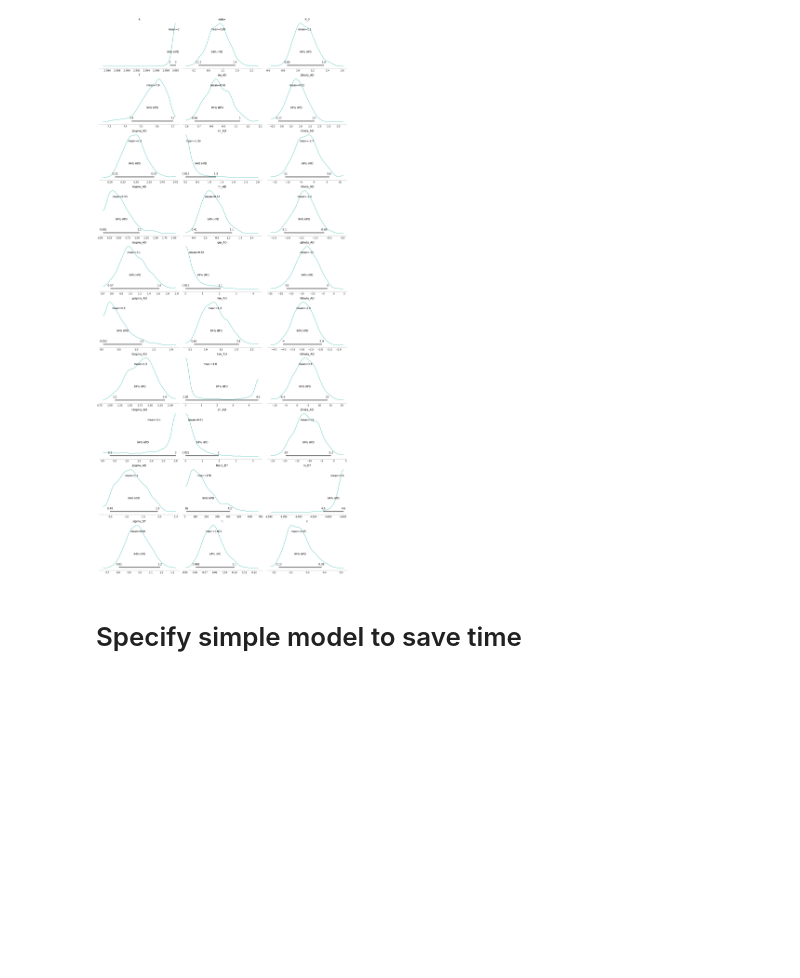
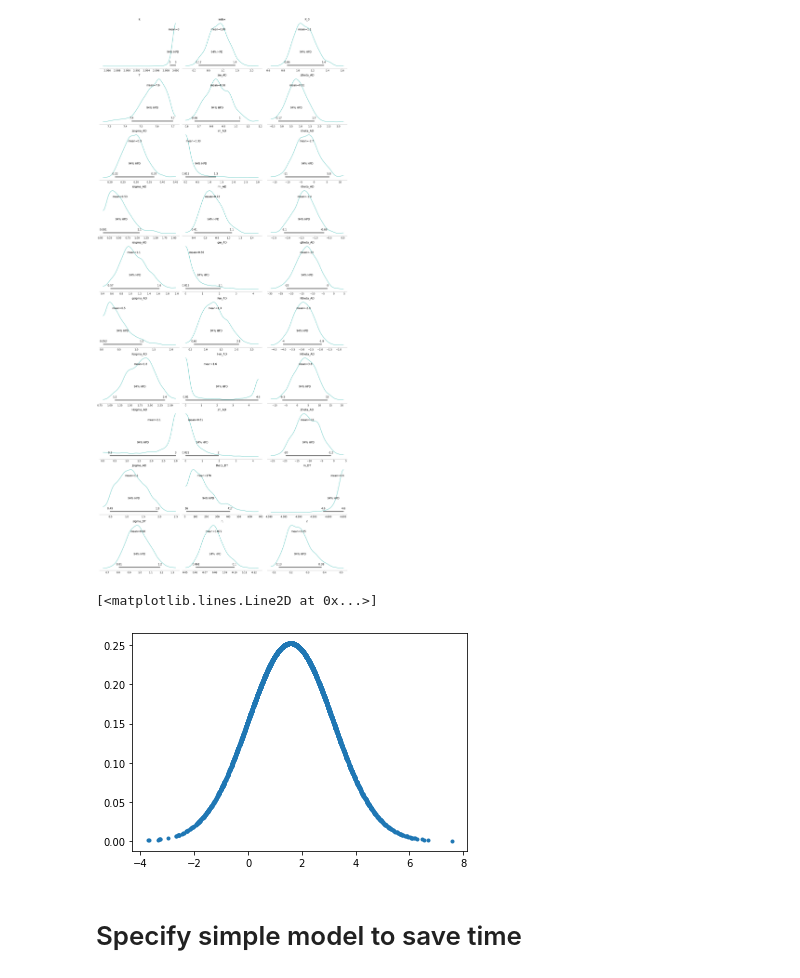
Before and after one commit to MalteBrinch/Master-Thesis-Code, a Jupyter notebook: 7d conv and iterating a GP.ipynb, the cells around one changed output. Drawn from its saved outputs; the diff is of its cells as text; code cells hidden in the pictures; blank space fills up the shorter version.

```diff
--- a/7d conv and iterating a GP.ipynb
+++ b/7d conv and iterating a GP.ipynb
@@ -508,16 +562,19 @@ plt.errorbar(xK, yK, yKerr,fmt='r.',label='K')
 plt.errorbar(X_tot,mu,sd,fmt='k.',label='Driving')
 plt.legend()
 # %%
-mu,sigma,n = 5,2,3000
+mu,sigma,n = 1.58,1.58,3000
 
 def normal(x,mu,sigma):
     return ( 2.*np.pi*sigma**2. )**-.5 * np.exp( -.5 * (x-mu)**2. / sigma**2. )
 
 x = np.random.normal(mu,sigma,n)
 y = normal(x,mu,sigma)
 y_log=normal(np.log(x),mu,sigma)
 
 plt.plot(x,y,'.')
+# %% [output]
+[<matplotlib.lines.Line2D at 0x...>]
+[figure, added]
 # %% [markdown]
 # Specify simple model to save time
 # %%
```
Also changed, not shown: parts of 4 cells of this notebook, 2 other files.
